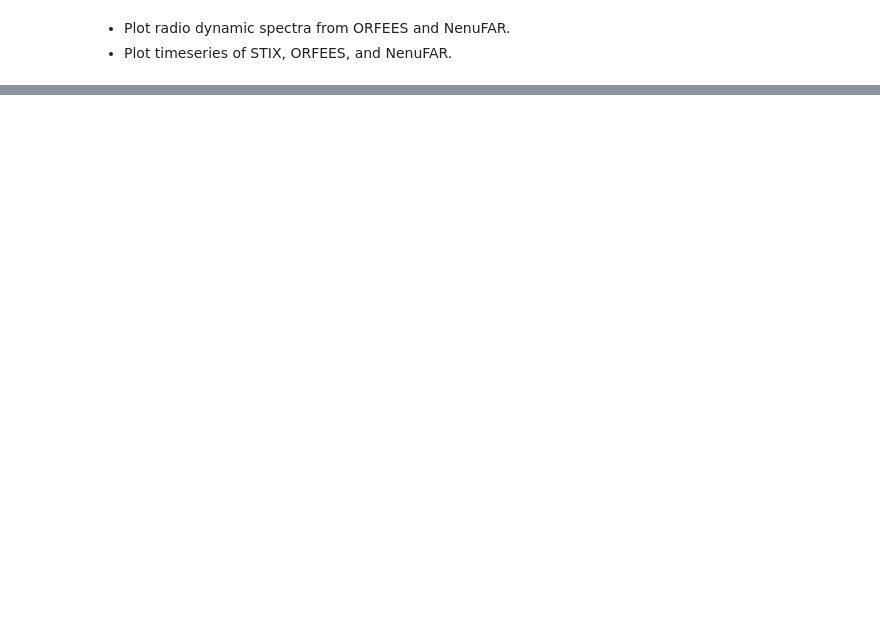
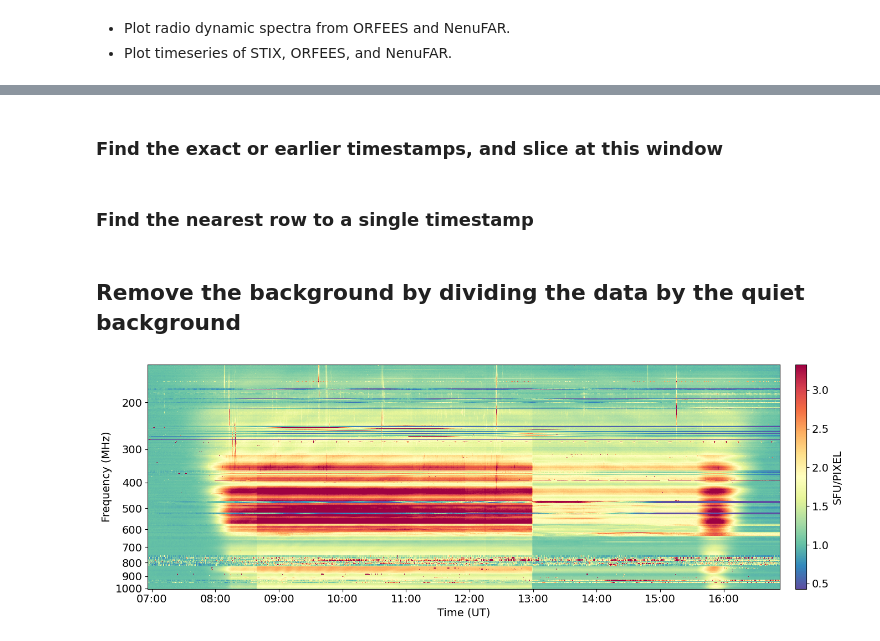
Before and after one commit to MohamedNedal/nenufar_work, a Jupyter notebook: orfees_nenufar_stix.ipynb, the cells around one changed output, grey strips where cells are left out. Cells and saved outputs as stored; diff of their text form; code cells hidden in the pictures; blank space fills up the shorter version.

```diff
--- a/orfees_nenufar_stix.ipynb
+++ b/orfees_nenufar_stix.ipynb
@@ -78,0 +96,25 @@ plt.show()
+# %%
+bkg_removal_method = 2
+
+if bkg_removal_method==1:
+    print('Find the exact or earlier timestamps, and slice at this window')
+    start_time = pd.to_datetime('2025-03-25T07:00:00')
+    end_time   = pd.to_datetime('2025-03-25T07:10:00')
+
+    start_nearest = df_orfees.index.asof(start_time)
+    end_nearest   = df_orfees.index.asof(end_time)
+
+    df_sliced = df_orfees.loc[start_nearest:end_nearest]
+    print(start_nearest, end_nearest, sep='\n')
+
+elif bkg_removal_method==2:
+    print('### Find the nearest row to a single timestamp')
+    start_time = pd.to_datetime('2025-03-25T07:00:00')
+
+    nearest_idx = df_orfees.index.get_indexer([start_time], method='nearest')[0]
+    df_sliced = df_orfees.iloc[nearest_idx]
+
+    actual_time = df_orfees.index[nearest_idx]
+    print(actual_time)
+# %% [markdown]
+### Find the exact or earlier timestamps, and slice at this window
@@ -78,0 +130,2 @@ plt.show()
+# %% [markdown]
+### Find the nearest row to a single timestamp
@@ -78,0 +140,23 @@ plt.show()
+# %% [markdown]
+## Remove the background by dividing the data by the quiet background
+# %%
+df_orfees_nobkg = df_orfees/df_sliced
+# %%
+fig = plt.figure(figsize=[15,5])
+ax = fig.add_subplot(111)
+pc = ax.pcolormesh(df_orfees_nobkg.index, df_orfees_nobkg.columns, df_orfees_nobkg.T,
+                   vmin=v_range[0], vmax=v_range[1], cmap='Spectral_r')
+fig.colorbar(pc, ax=ax, pad=0.02, label=orfees[2].header['BUNIT'])
+ax.set_xlabel('Time (UT)')
+ax.set_ylabel('Frequency (MHz)')
+ax.set_yscale('log')
+ax.set_ylim(ax.get_ylim()[::-1])
+yticks = [200, 300, 400, 500, 600, 700, 800, 900, 1000]
+ax.set_yticks(yticks)
+ax.get_yaxis().set_major_formatter(ticker.FormatStrFormatter('%d'))
+ax.xaxis_date()
+ax.xaxis.set_major_formatter(mdates.DateFormatter('%H:%M'))
+fig.tight_layout()
+plt.show()
+# %% [output]
+[figure, added]
```
Also changed, not shown: parts of 8 cells of this notebook.
